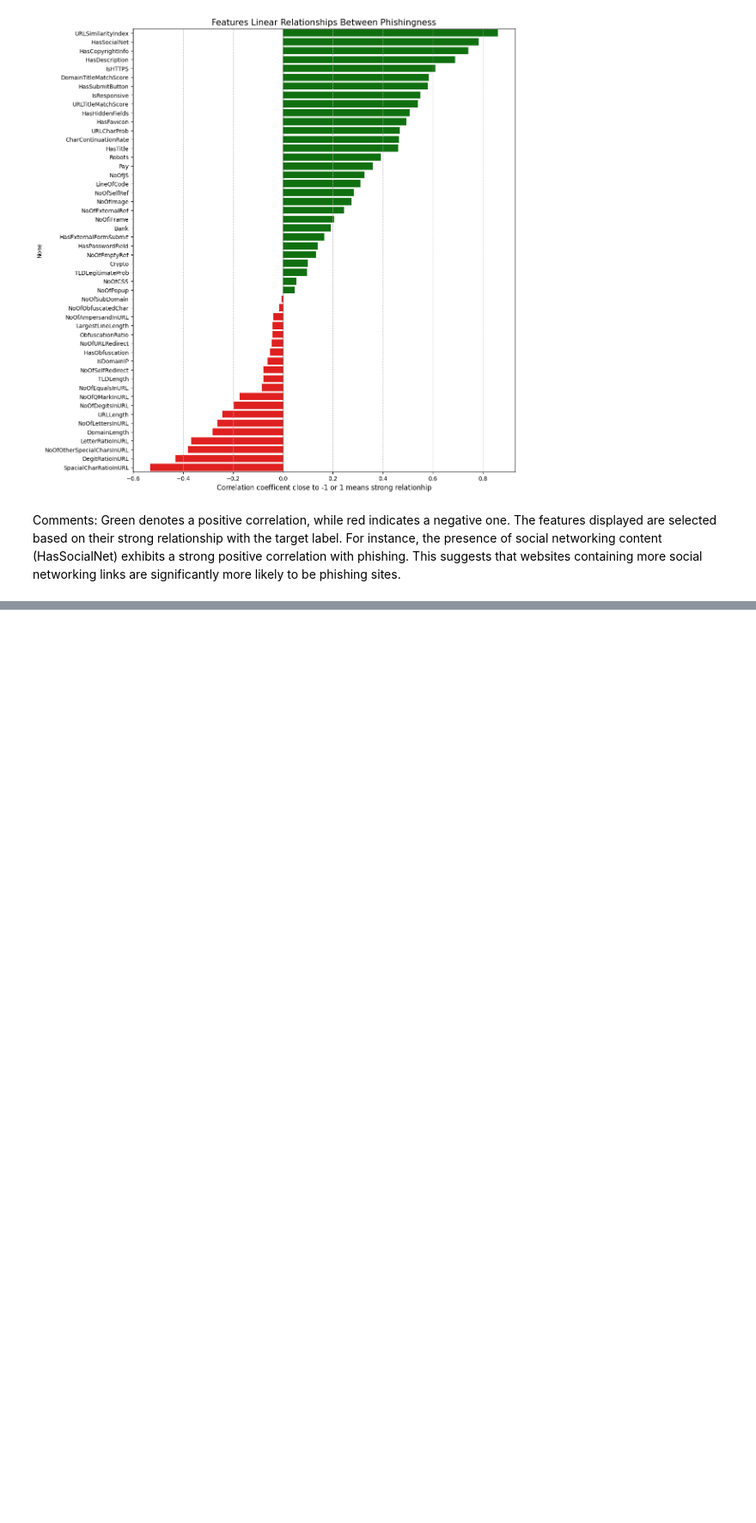
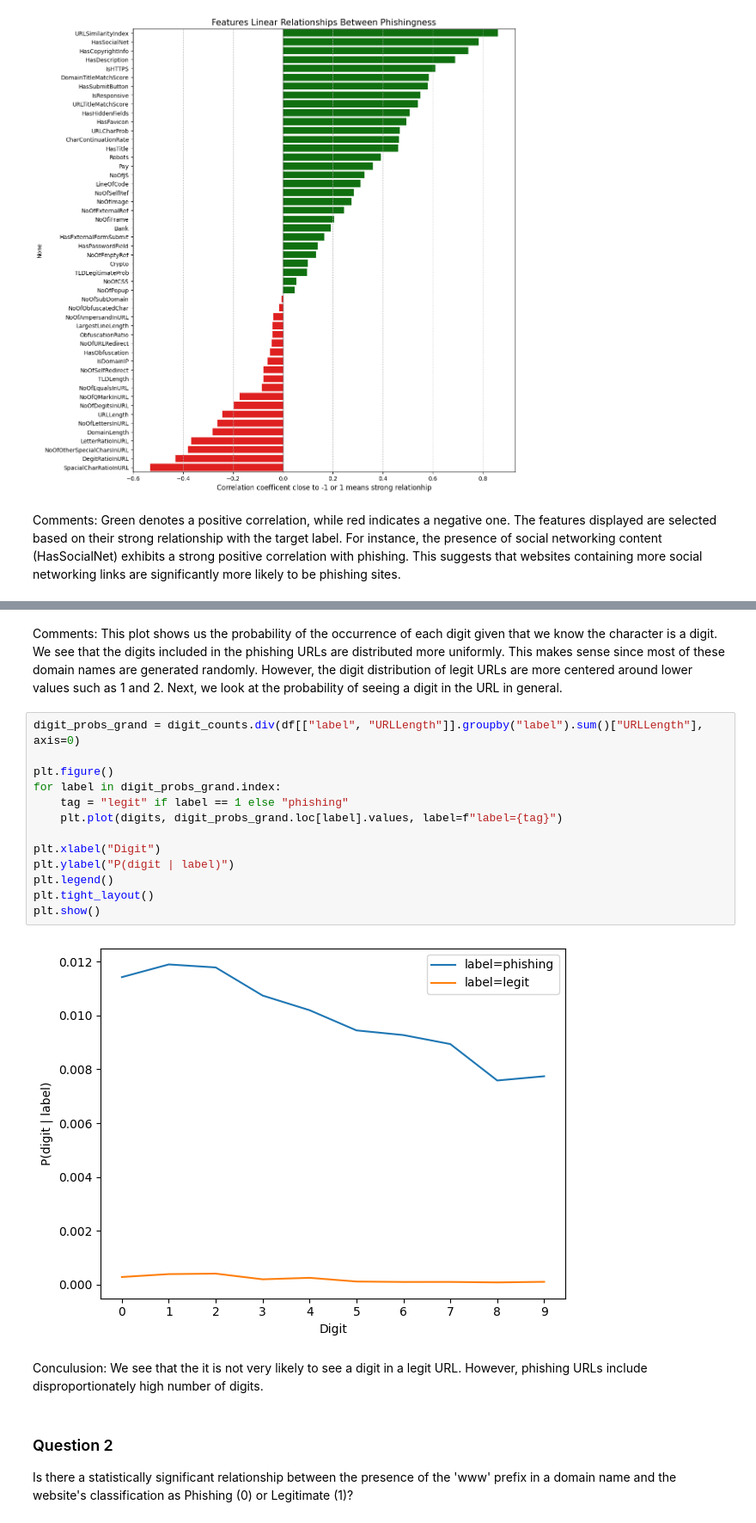
Before and after one commit to BugraAKKUS/Phishing-URL--Website--Detection, a Jupyter notebook: eda_cda.ipynb, the cells around one changed output, grey strips where cells are left out. Shown at 86% size. Cells and saved outputs as stored; diff of their text form; blank space fills up the shorter version.

```diff
--- a/eda_cda.ipynb
+++ b/eda_cda.ipynb
@@ -185,0 +503,23 @@ Comment: As illustrated in the 'Features Linear Relationships' graph, the result
+# %% [markdown]
+Comments: This plot shows us the probability of the occurrence of each digit given that we know the character is a digit. We see that the digits included in the phishing URLs are distributed more uniformly. This makes sense since most of these domain names are generated randomly. However, the digit distribution of legit URLs are more centered around lower values such as 1 and 2. Next, we look at the probability of seeing a digit in the URL in general.
+# %%
+digit_probs_grand = digit_counts.div(df[["label", "URLLength"]].groupby("label").sum()["URLLength"], axis=0)
+
+plt.figure()
+for label in digit_probs_grand.index:
+    tag = "legit" if label == 1 else "phishing"
+    plt.plot(digits, digit_probs_grand.loc[label].values, label=f"label={tag}")
+
+plt.xlabel("Digit")
+plt.ylabel("P(digit | label)")
+plt.legend()
+plt.tight_layout()
+plt.show()
+# %% [output]
+[figure, added]
+# %% [markdown]
+Conculusion: We see that the it is not very likely to see a digit in a legit URL. However, phishing URLs include disproportionately high number of digits.
+# %% [markdown]
+### Question 2
+
+Is there a statistically significant relationship between the presence of the 'www' prefix in a domain name and the website's classification as Phishing (0) or Legitimate (1)?
```
Also changed, not shown: parts of 55 cells of this notebook, 2 other files.
